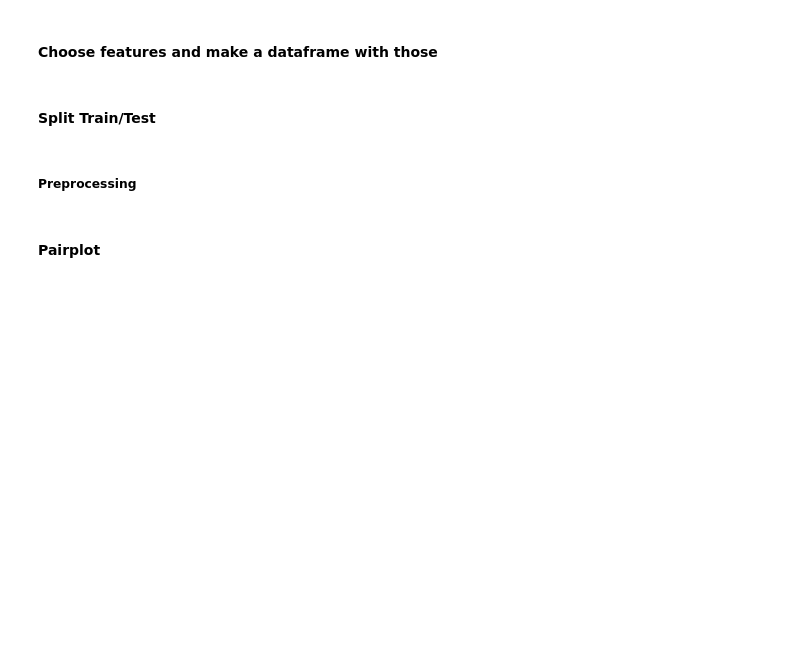
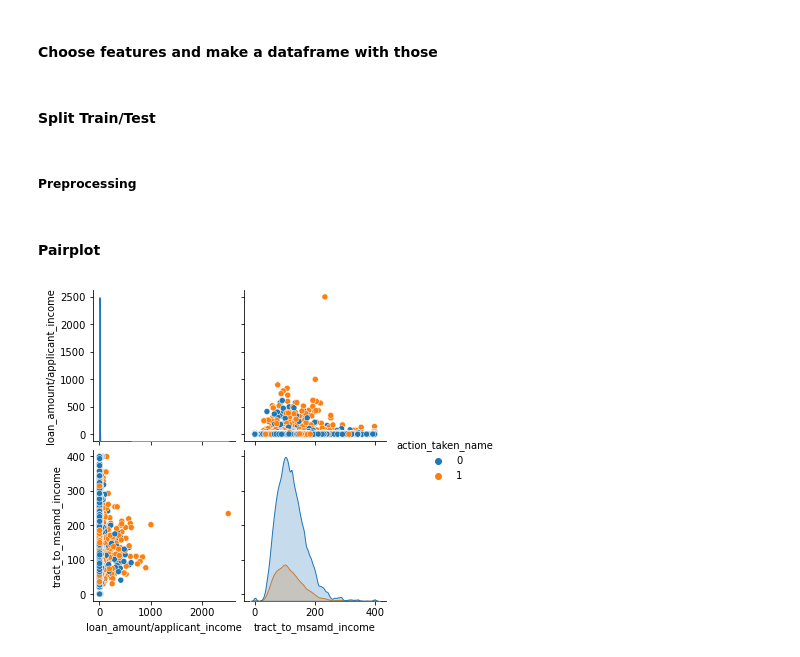
Before and after one commit to mattrimol/Home_Loan_Approval, a Jupyter notebook: ca_housing.ipynb, the cells around one changed output. Saved outputs shown, nothing was run; the diff lists cells and outputs as text; code cells hidden in the pictures; blank space fills up the shorter version.

```diff
--- a/ca_housing.ipynb
+++ b/ca_housing.ipynb
@@ -182,3 +238,6 @@ model1 = create_model_df(all_data, features_1)
+# %%
+features_3 = ['loan_purpose_name', 'owner_occupancy_name', 'loan_amount/applicant_income', 'tract_to_msamd_income']
+model3 = create_model_df(all_data, features_3)
 # %% [markdown]
 #### Split Train/Test
 # %%
@@ -231,7 +294,9 @@ def preprocess_columns(X_train, X_test):
 # %% [markdown]
 #### Pairplot
 # %%
-sns.pairplot(model1.sample(frac=0.3, replace=True, random_state=1), hue='action_taken_name');
+sns.pairplot(model3.sample(frac=0.3, replace=True, random_state=1), hue='action_taken_name');
+# %% [output]
+[figure, added]
 # %%
 #sorted(metrics.SCORERS.keys())
 # %%
```
Also changed, not shown: parts of 31 cells of this notebook, 1 other file.
